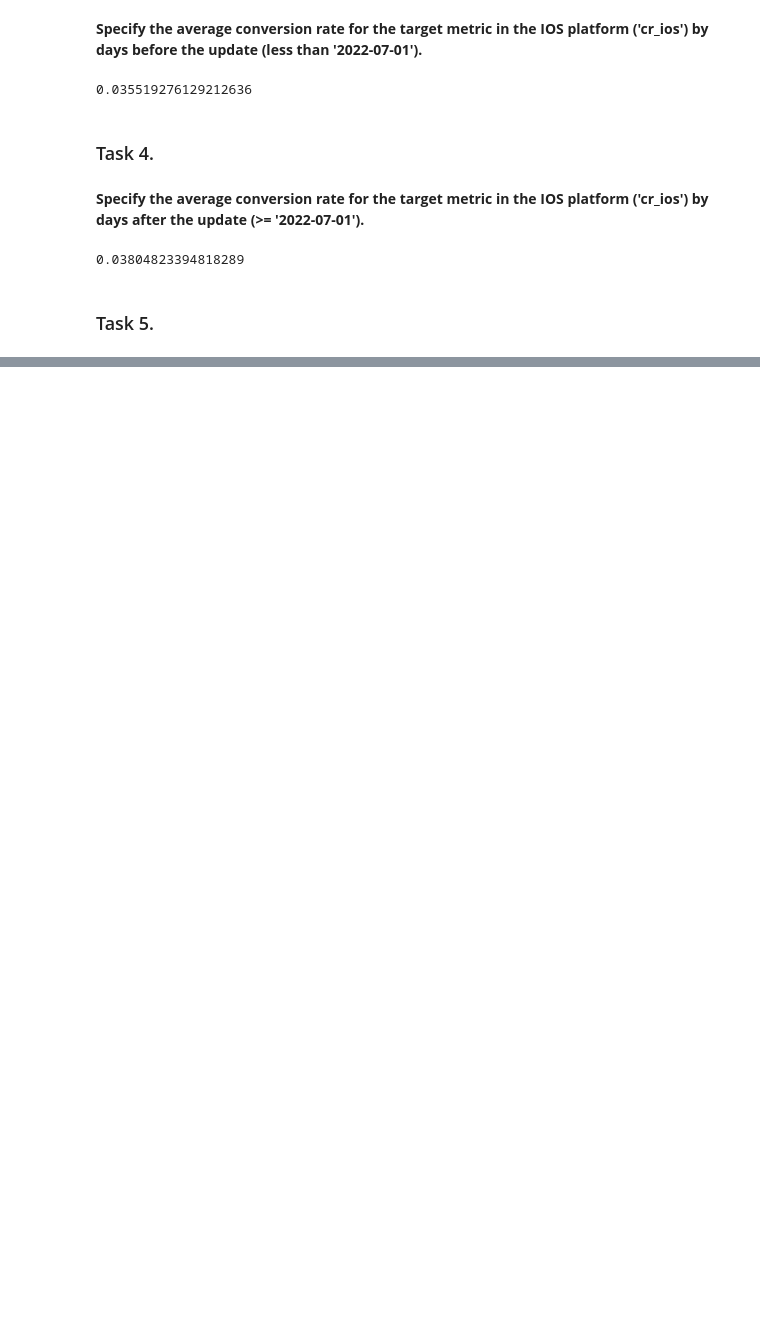
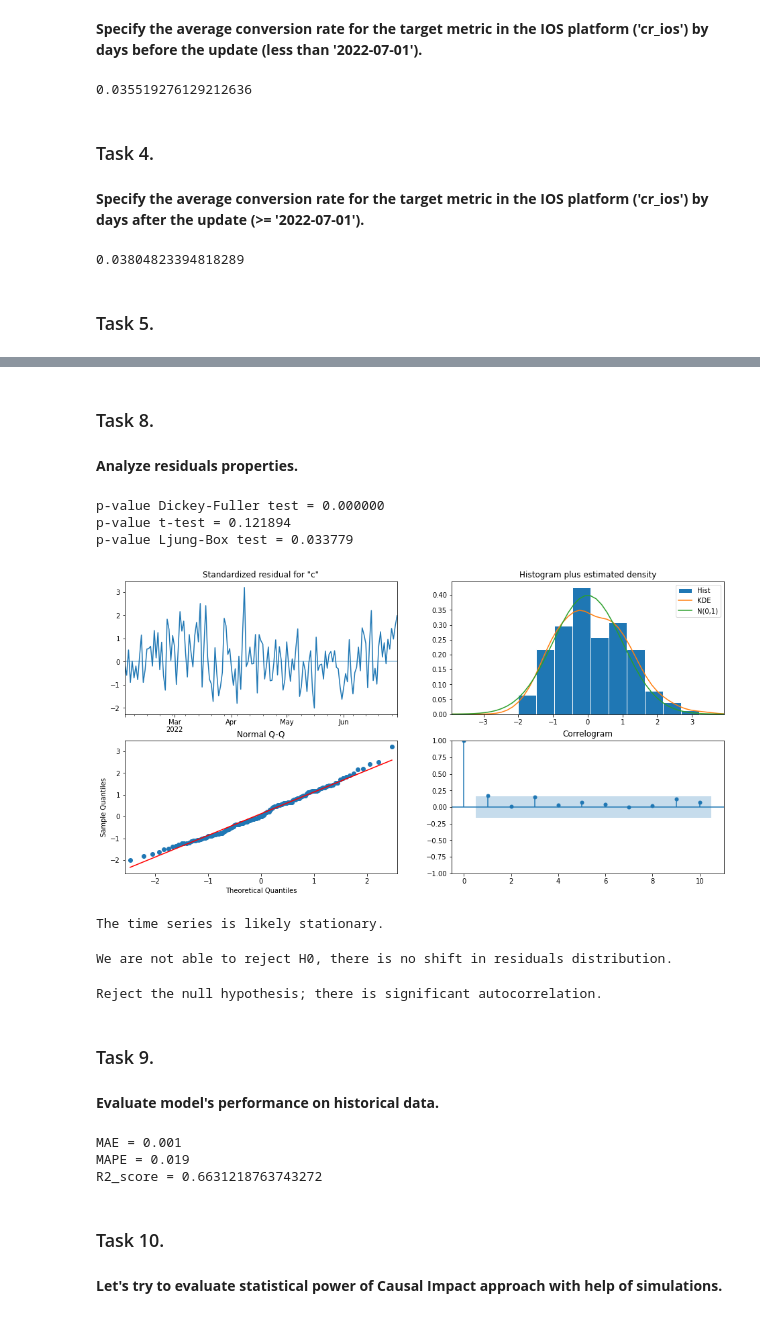
Before and after one commit to nktnlx/advanced_data_analysis_course, a Jupyter notebook: 03_ab_testing/12_causal_impact.ipynb, the cells around one changed output, grey strips where cells are left out. Drawn from its saved outputs; the diff is of its cells as text; code cells hidden in the pictures; blank space fills up the shorter version.

```diff
--- a/03_ab_testing/12_causal_impact.ipynb
+++ b/03_ab_testing/12_causal_impact.ipynb
@@ -147,0 +282,65 @@ tbc..
+# %% [markdown]
+### Task 8.
+# %% [markdown]
+**Analyze residuals properties.**
+# %%
+# давайте отпринтуем результаты проверки остатков модели
+print("p-value Dickey-Fuller test = %f" % sm.tsa.stattools.adfuller(ci.trained_model.resid)[1])
+print("p-value t-test = %f" % ttest_1samp(ci.trained_model.resid, 0)[1])
+print("p-value Ljung-Box test = %f" % ci.trained_model.test_serial_correlation('ljungbox')[0, :, 0][1])
+ci.trained_model.plot_diagnostics(figsize = (16, 8));
+# %% [output]
+p-value Dickey-Fuller test = 0.000000
+p-value t-test = 0.121894
+p-value Ljung-Box test = 0.033779
+[figure, added]
+# %%
+alpha = 0.05
+
+if sm.tsa.stattools.adfuller(ci.trained_model.resid)[1] < alpha:
+    print('The time series is likely stationary.')
+else:
+    print('We are not able to reject H0, the time series is likely non-sationary.')
+# %% [output]
+The time series is likely stationary.
+# %%
+alpha = 0.05
+
+if ttest_1samp(ci.trained_model.resid, 0)[1] < alpha:
+    print('There is a shift in residuals distribution.')
+else:
+    print('We are not able to reject H0, there is no shift in residuals distribution.')
+# %% [output]
+We are not able to reject H0, there is no shift in residuals distribution.
+# %%
+alpha = 0.05
+
+if ci.trained_model.test_serial_correlation('ljungbox')[0, :, 0][1] < alpha:
+    print('Reject the null hypothesis; there is significant autocorrelation.')
+else:
+    print('Fail to reject the null hypothesis; there is no significant autocorrelation.')
+# %% [output]
+Reject the null hypothesis; there is significant autocorrelation.
+# %% [markdown]
+### Task 9.
+# %% [markdown]
+**Evaluate model's performance on historical data.**
+# %%
+ci_data = ci.data.merge(ci.inferences, left_index = True, right_index = True)
+ci_data_pre = ci_data.loc[ts_pre_period[0]:ts_pre_period[-1], :]
+
+mae = mean_absolute_error(ci_data_pre.cr_ios, ci_data_pre.preds)
+mape = mean_absolute_percentage_error(ci_data_pre.cr_ios, ci_data_pre.preds)
+r2 = r2_score(ci_data_pre.cr_ios, ci_data_pre.preds)
+
+print('MAE =', round(mae, 3))
+print('MAPE =', round(mape, 3))
+print('R2_score =', r2)
+# %% [output]
+MAE = 0.001
+MAPE = 0.019
+R2_score = 0.6631218763743272
+# %% [markdown]
+### Task 10.
+# %% [markdown]
+**Let's try to evaluate statistical power of Causal Impact approach with help of simulations.**
```
Also changed, not shown: parts of 34 cells of this notebook.
